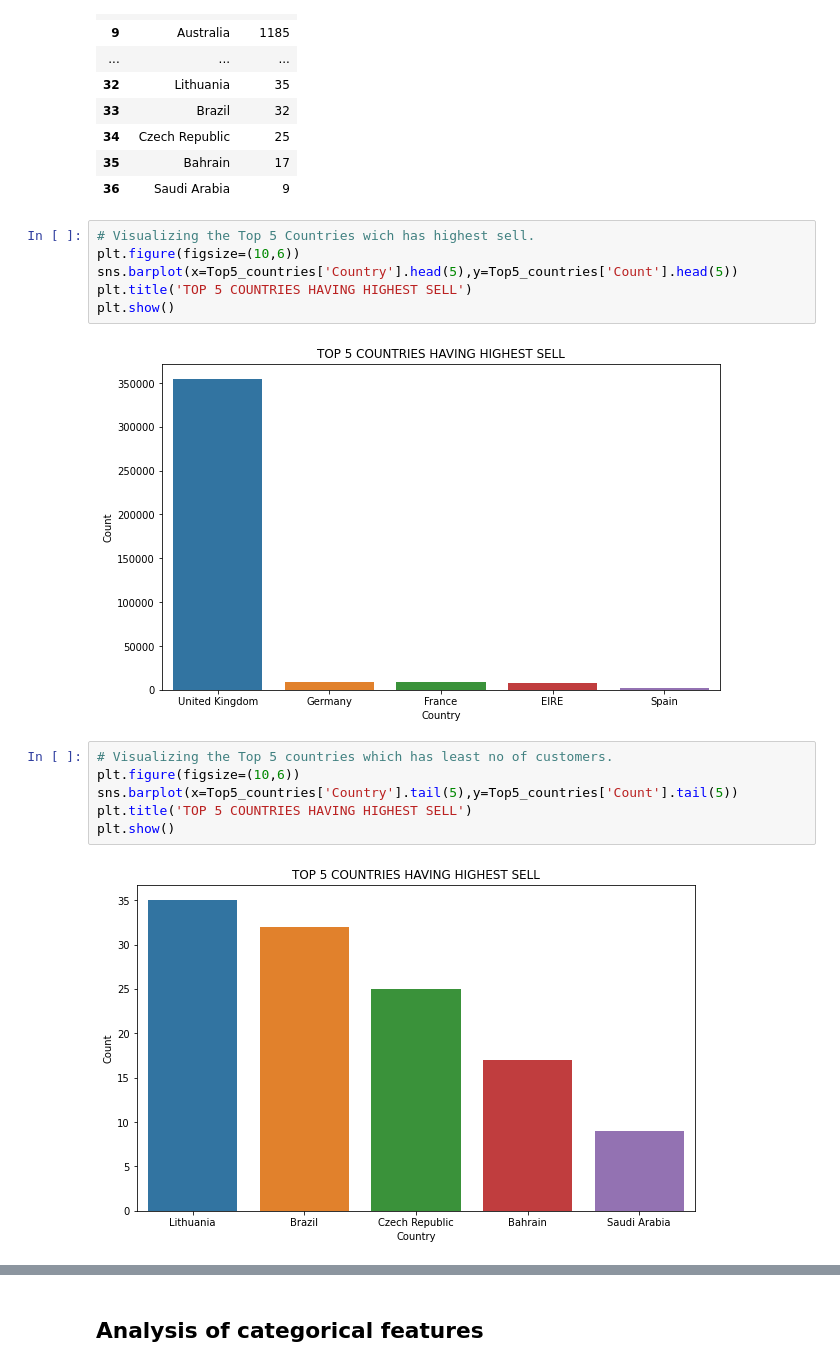
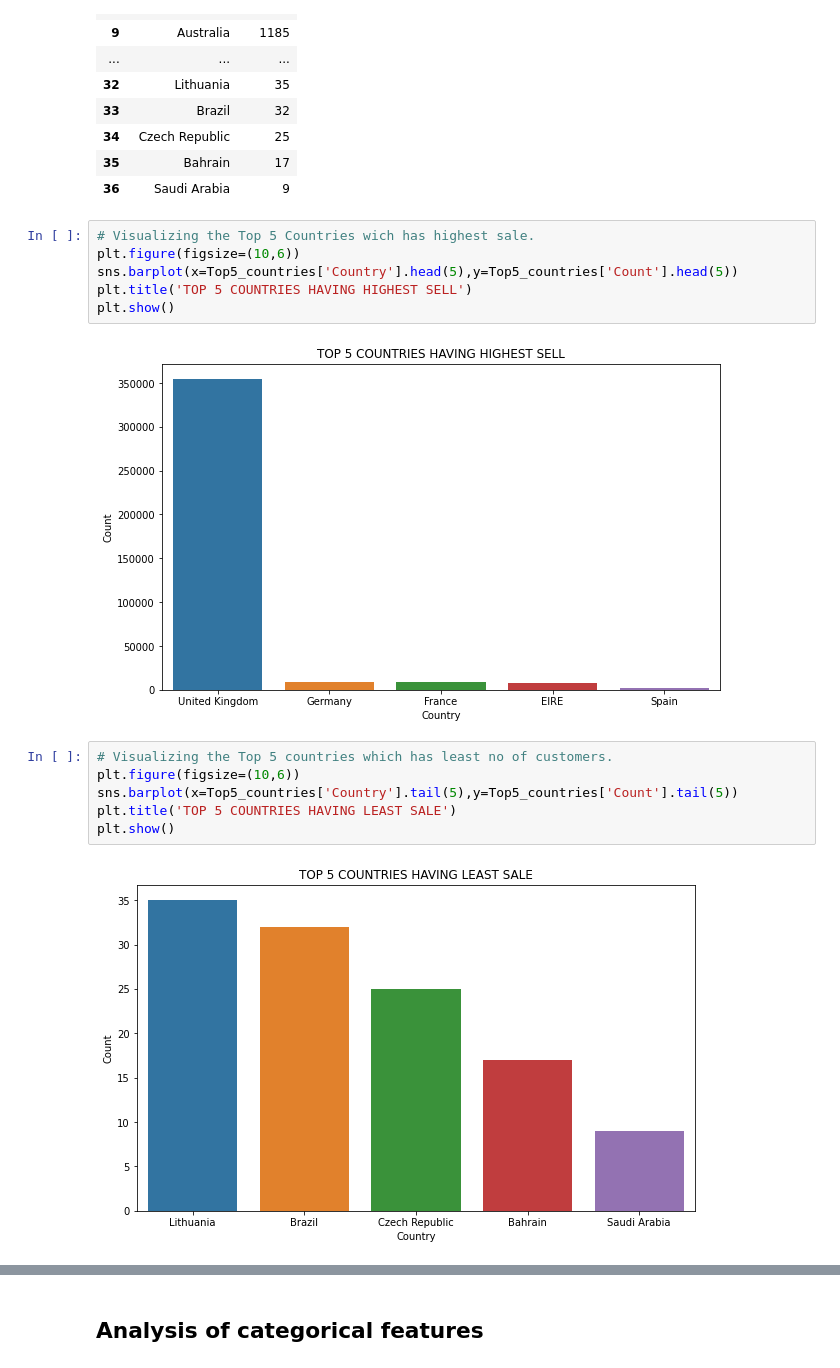
Before and after one commit to sumitgaikwad8877/Online_retail_customer_segmentation, a Jupyter notebook: Online_retail_customer_segmentation.ipynb, the cells around one changed output, grey strips where cells are left out. Saved outputs shown, nothing was run; the diff lists cells and outputs as text.

```diff
--- a/Online_retail_customer_segmentation.ipynb
+++ b/Online_retail_customer_segmentation.ipynb
@@ -429,7 +429,7 @@ Top5_countries
 | 35 | Bahrain | 17 |
 | 36 | Saudi Arabia | 9 |
 # %%
-# Visualizing the Top 5 Countries wich has highest sell.
+# Visualizing the Top 5 Countries wich has highest sale.
 plt.figure(figsize=(10,6))
 sns.barplot(x=Top5_countries['Country'].head(5),y=Top5_countries['Count'].head(5))
 plt.title('TOP 5 COUNTRIES HAVING HIGHEST SELL')
@@ -439,11 +439,11 @@ plt.show()
 # %%
 # Visualizing the Top 5 countries which has least no of customers.
 plt.figure(figsize=(10,6))
 sns.barplot(x=Top5_countries['Country'].tail(5),y=Top5_countries['Count'].tail(5))
-plt.title('TOP 5 COUNTRIES HAVING HIGHEST SELL')
+plt.title('TOP 5 COUNTRIES HAVING LEAST SALE')
 plt.show()
 # %% [output]
-[figure, old version]
+[figure, new version]
 # %% [markdown]
 **OBSERVATION-**
 * The country United Kingdom has the highest number of customer, which is preety obvious as per statement out data is mainly UK based data.
```
Also changed, not shown: parts of 10 cells of this notebook.
